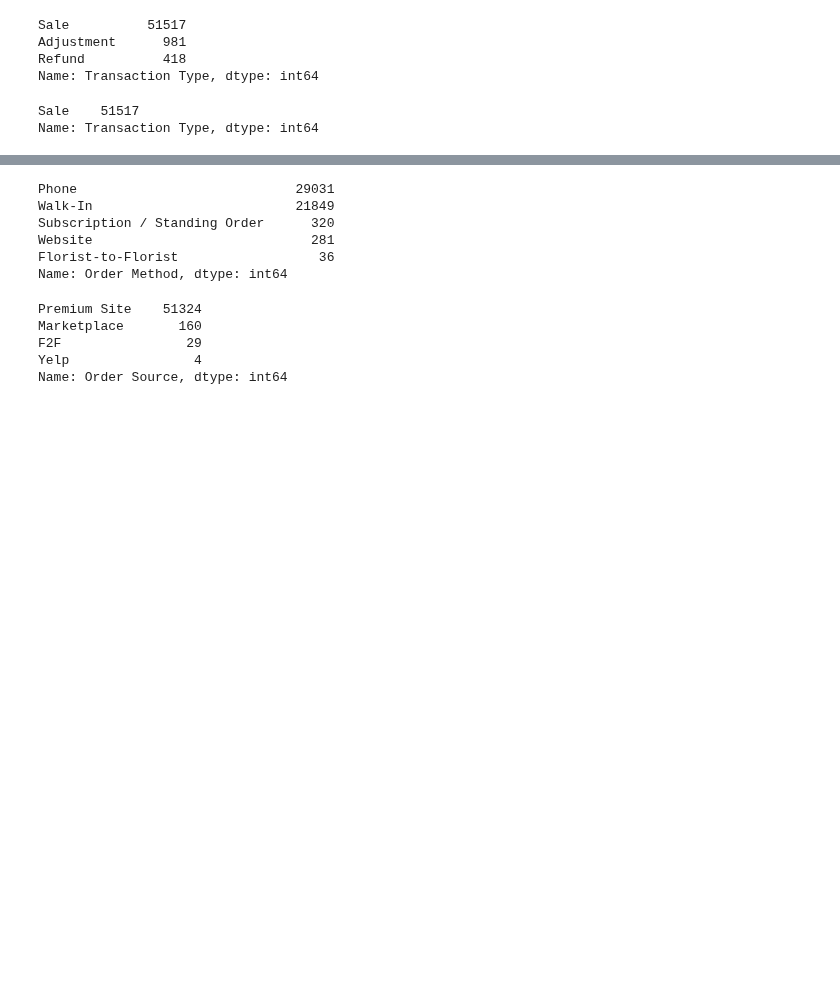
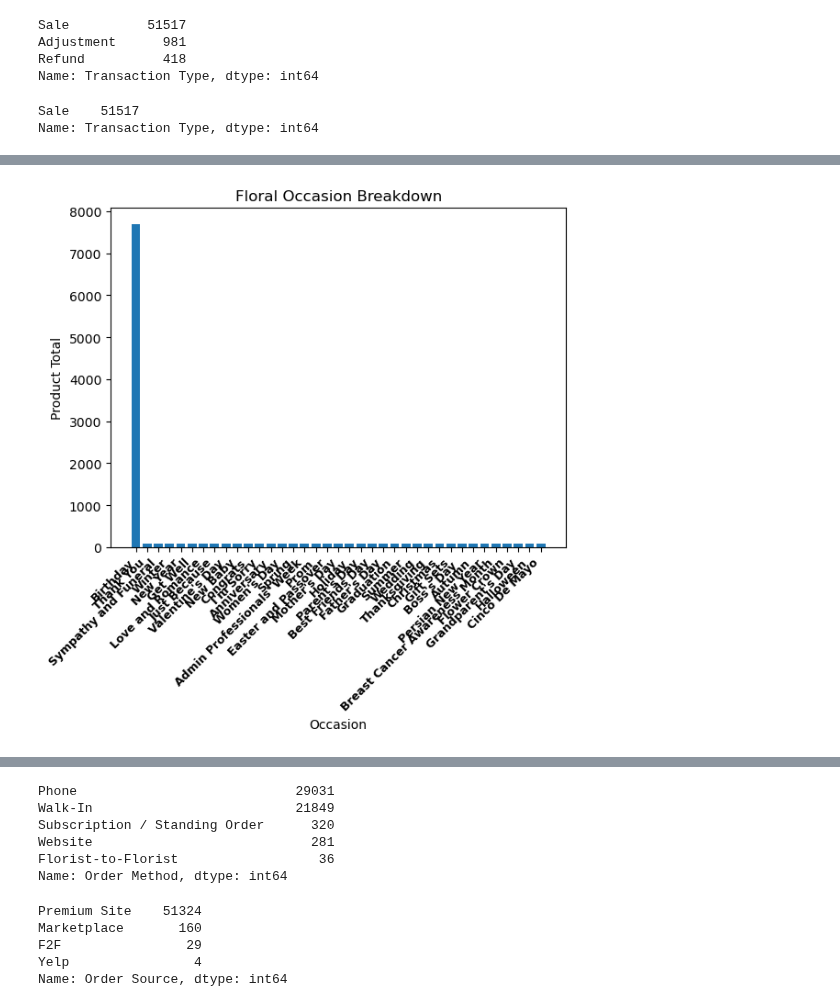
Before and after one commit to JoeBwonKenobi/Floral_Sales_Project, a Jupyter notebook: Floral_Data_Processing.ipynb, the cells around one changed output, grey strips where cells are left out. Drawn from its saved outputs; the diff is of its cells as text; code cells hidden in the pictures; blank space fills up the shorter version.

```diff
--- a/Floral_Data_Processing.ipynb
+++ b/Floral_Data_Processing.ipynb
@@ -465,0 +391,14 @@ Name: Transaction Type, dtype: int64
+# %%
+# Create barplot
+plt.bar(fd['Occasion'], fd['Product Total'])
+
+# Set plot labels and title
+plt.xlabel('Occasion')
+plt.ylabel('Product Total')
+plt.xticks(rotation=45, fontsize = 9, fontweight = 'heavy', ha = 'right');
+plt.title('Floral Occasion Breakdown')
+
+# Show the plot
+plt.show()
+# %% [output]
+[figure, added]
```
Also changed, not shown: parts of 43 cells of this notebook.
